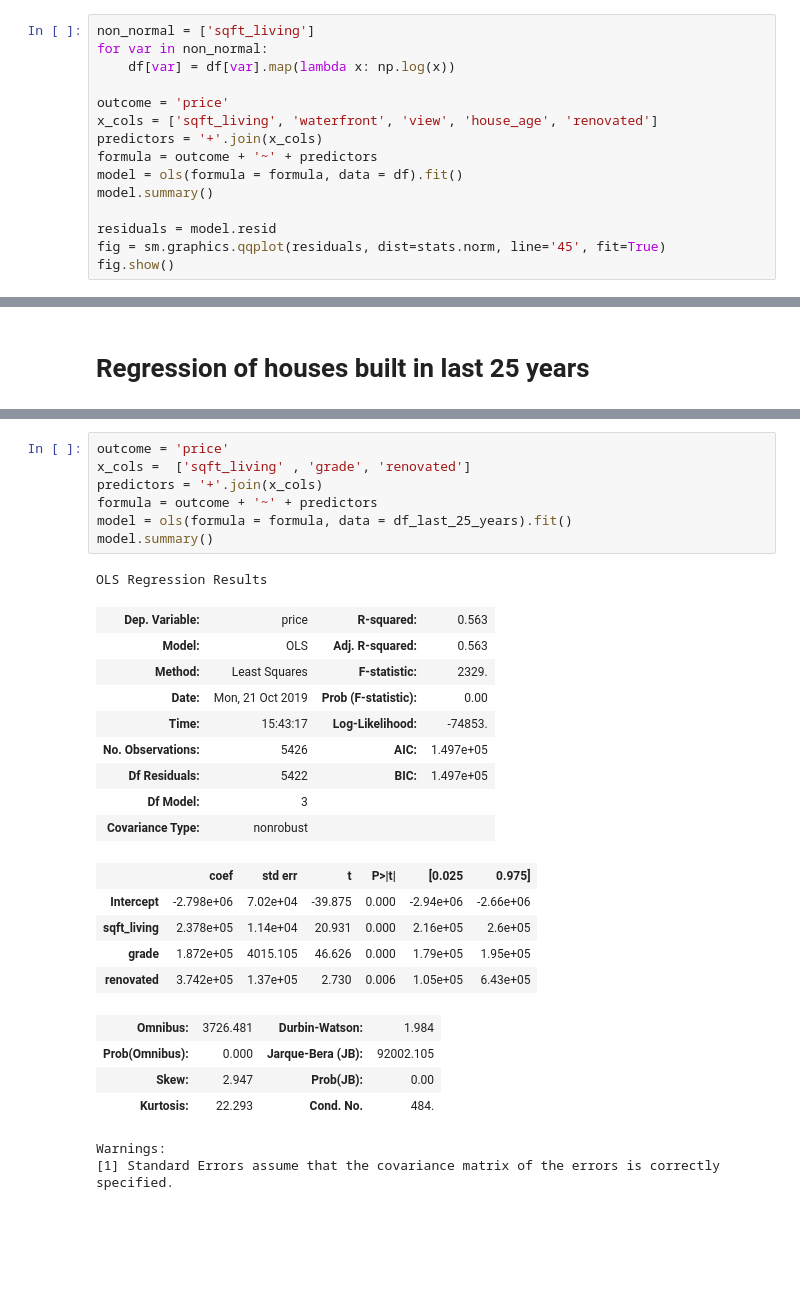
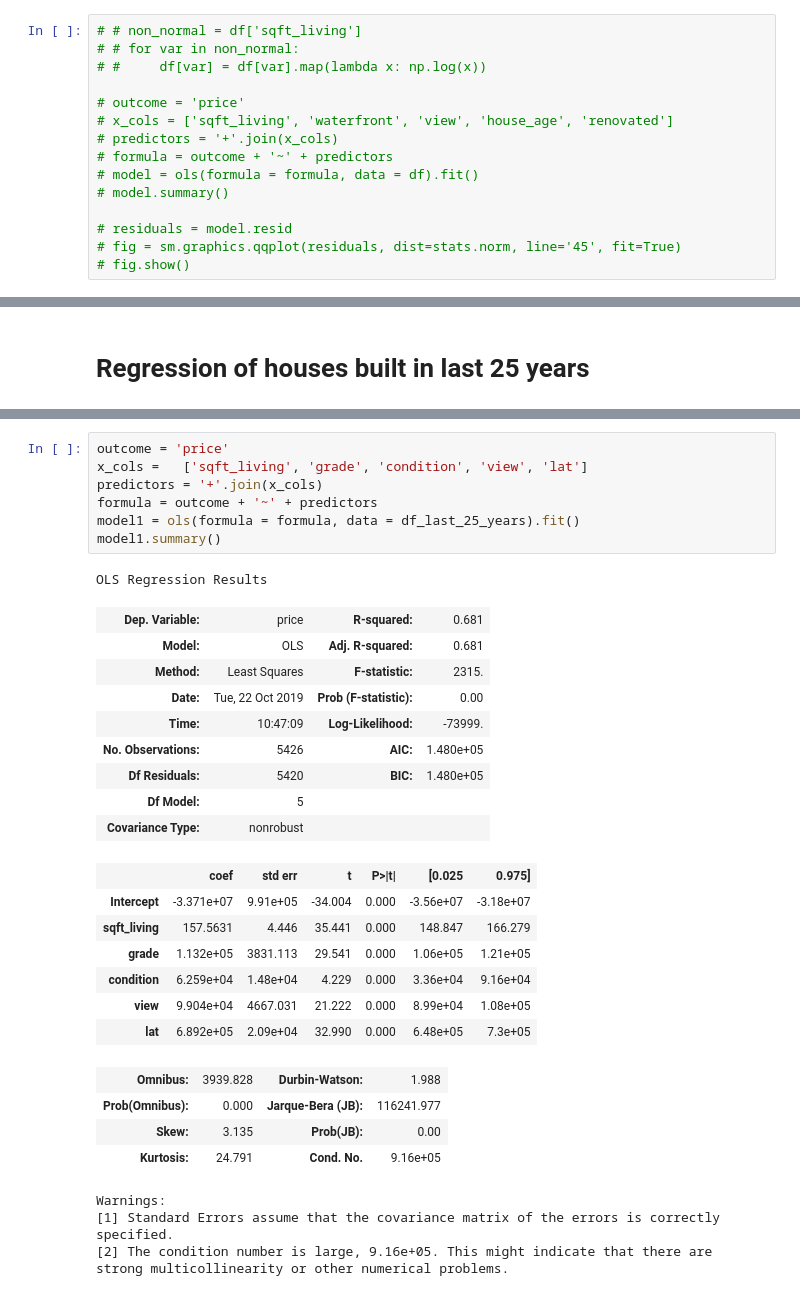
Before and after one commit to DanBaumann/KingCountyHousePrices, a Jupyter notebook: DataCleaning.ipynb, the cells around one changed output, grey strips where cells are left out. Saved outputs shown, nothing was run; the diff lists cells and outputs as text; blank space fills up the shorter version.

```diff
--- a/DataCleaning.ipynb
+++ b/DataCleaning.ipynb
@@ -532,18 +532,18 @@ Warnings:
 [2] The condition number is large, 3.03e+04. This might indicate that there are
 strong multicollinearity or other numerical problems.
 # %%
-non_normal = ['sqft_living']
-for var in non_normal:
-    df[var] = df[var].map(lambda x: np.log(x))
+# # non_normal = df['sqft_living']
+# # for var in non_normal:
+# #     df[var] = df[var].map(lambda x: np.log(x))
 
-outcome = 'price'
-x_cols = ['sqft_living', 'waterfront', 'view', 'house_age', 'renovated']
-predictors = '+'.join(x_cols)
-formula = outcome + '~' + predictors
-model = ols(formula = formula, data = df).fit()
-model.summary()
+# outcome = 'price'
+# x_cols = ['sqft_living', 'waterfront', 'view', 'house_age', 'renovated']
+# predictors = '+'.join(x_cols)
+# formula = outcome + '~' + predictors
+# model = ols(formula = formula, data = df).fit()
+# model.summary()
 
-residuals = model.resid
-fig = sm.graphics.qqplot(residuals, dist=stats.norm, line='45', fit=True)
-fig.show()
+# residuals = model.resid
+# fig = sm.graphics.qqplot(residuals, dist=stats.norm, line='45', fit=True)
+# fig.show()
 # %% [output]
@@ -557,30 +570,34 @@ df_last_25_years.shape
 (5426, 23)
 # %%
 outcome = 'price'
-x_cols =  ['sqft_living' , 'grade', 'renovated']
+x_cols =   ['sqft_living', 'grade', 'condition', 'view', 'lat']
 predictors = '+'.join(x_cols)
 formula = outcome + '~' + predictors
-model = ols(formula = formula, data = df_last_25_years).fit()
-model.summary()
+model1 = ols(formula = formula, data = df_last_25_years).fit()
+model1.summary()
 # %% [output]
 OLS Regression Results
-| Dep. Variable: | price | R-squared: | 0.563 |
-| Model: | OLS | Adj. R-squared: | 0.563 |
-| Method: | Least Squares | F-statistic: | 2329. |
-| Date: | Mon, 21 Oct 2019 | Prob (F-statistic): | 0.00 |
-| Time: | 15:43:17 | Log-Likelihood: | -74853. |
-| No. Observations: | 5426 | AIC: | 1.497e+05 |
-| Df Residuals: | 5422 | BIC: | 1.497e+05 |
-| Df Model: | 3 |  |  |
+| Dep. Variable: | price | R-squared: | 0.681 |
+| Model: | OLS | Adj. R-squared: | 0.681 |
+| Method: | Least Squares | F-statistic: | 2315. |
+| Date: | Tue, 22 Oct 2019 | Prob (F-statistic): | 0.00 |
+| Time: | 10:47:09 | Log-Likelihood: | -73999. |
+| No. Observations: | 5426 | AIC: | 1.480e+05 |
+| Df Residuals: | 5420 | BIC: | 1.480e+05 |
+| Df Model: | 5 |  |  |
 | Covariance Type: | nonrobust |  |  |
 |  | coef | std err | t | P>|t| | [0.025 | 0.975] |
-| Intercept | -2.798e+06 | 7.02e+04 | -39.875 | 0.000 | -2.94e+06 | -2.66e+06 |
-| sqft_living | 2.378e+05 | 1.14e+04 | 20.931 | 0.000 | 2.16e+05 | 2.6e+05 |
-| grade | 1.872e+05 | 4015.105 | 46.626 | 0.000 | 1.79e+05 | 1.95e+05 |
-| renovated | 3.742e+05 | 1.37e+05 | 2.730 | 0.006 | 1.05e+05 | 6.43e+05 |
+| Intercept | -3.371e+07 | 9.91e+05 | -34.004 | 0.000 | -3.56e+07 | -3.18e+07 |
+| sqft_living | 157.5631 | 4.446 | 35.441 | 0.000 | 148.847 | 166.279 |
+| grade | 1.132e+05 | 3831.113 | 29.541 | 0.000 | 1.06e+05 | 1.21e+05 |
+| condition | 6.259e+04 | 1.48e+04 | 4.229 | 0.000 | 3.36e+04 | 9.16e+04 |
+| view | 9.904e+04 | 4667.031 | 21.222 | 0.000 | 8.99e+04 | 1.08e+05 |
+| lat | 6.892e+05 | 2.09e+04 | 32.990 | 0.000 | 6.48e+05 | 7.3e+05 |
-| Omnibus: | 3726.481 | Durbin-Watson: | 1.984 |
-| Prob(Omnibus): | 0.000 | Jarque-Bera (JB): | 92002.105 |
-| Skew: | 2.947 | Prob(JB): | 0.00 |
-| Kurtosis: | 22.293 | Cond. No. | 484. |
+| Omnibus: | 3939.828 | Durbin-Watson: | 1.988 |
+| Prob(Omnibus): | 0.000 | Jarque-Bera (JB): | 116241.977 |
+| Skew: | 3.135 | Prob(JB): | 0.00 |
+| Kurtosis: | 24.791 | Cond. No. | 9.16e+05 |
 Warnings:
 [1] Standard Errors assume that the covariance matrix of the errors is correctly specified.
+[2] The condition number is large, 9.16e+05. This might indicate that there are
+strong multicollinearity or other numerical problems.
```
Also changed, not shown: parts of 33 cells of this notebook, 1 other file.
